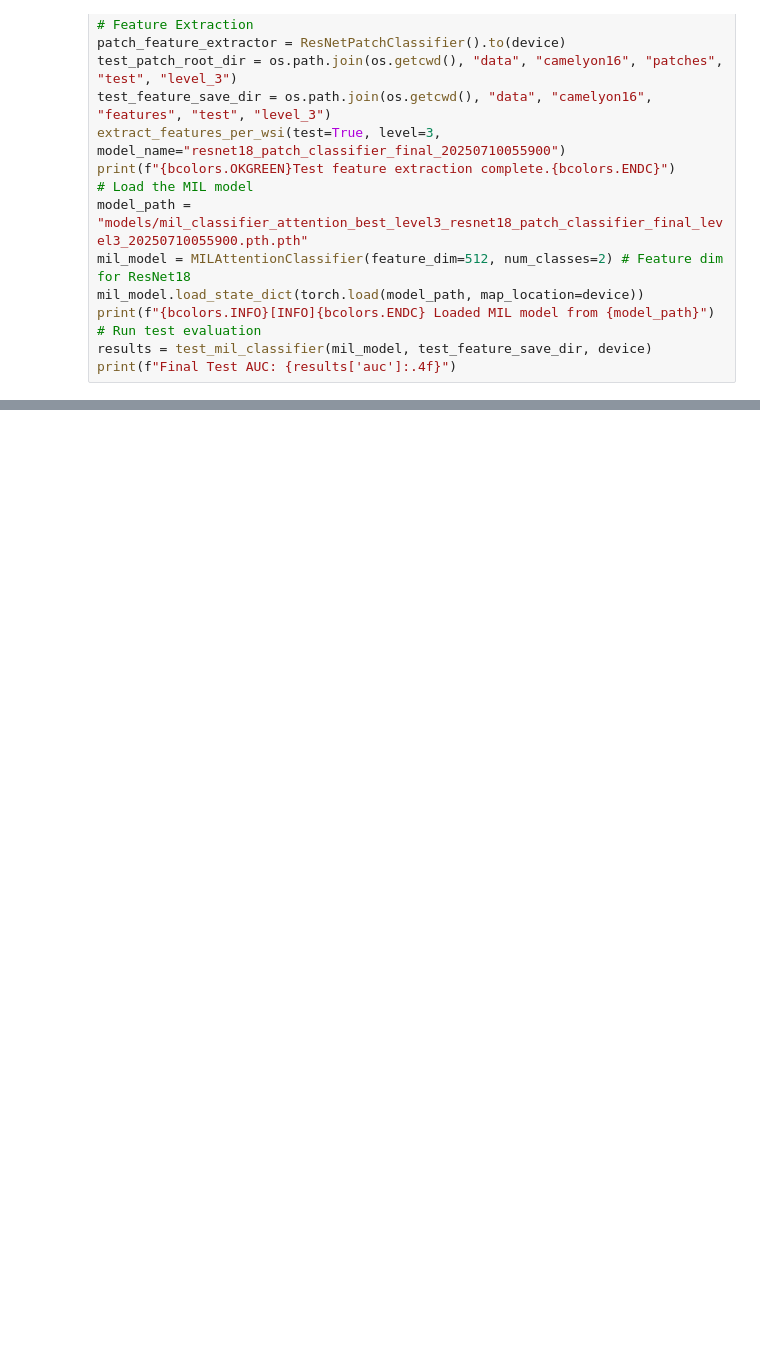
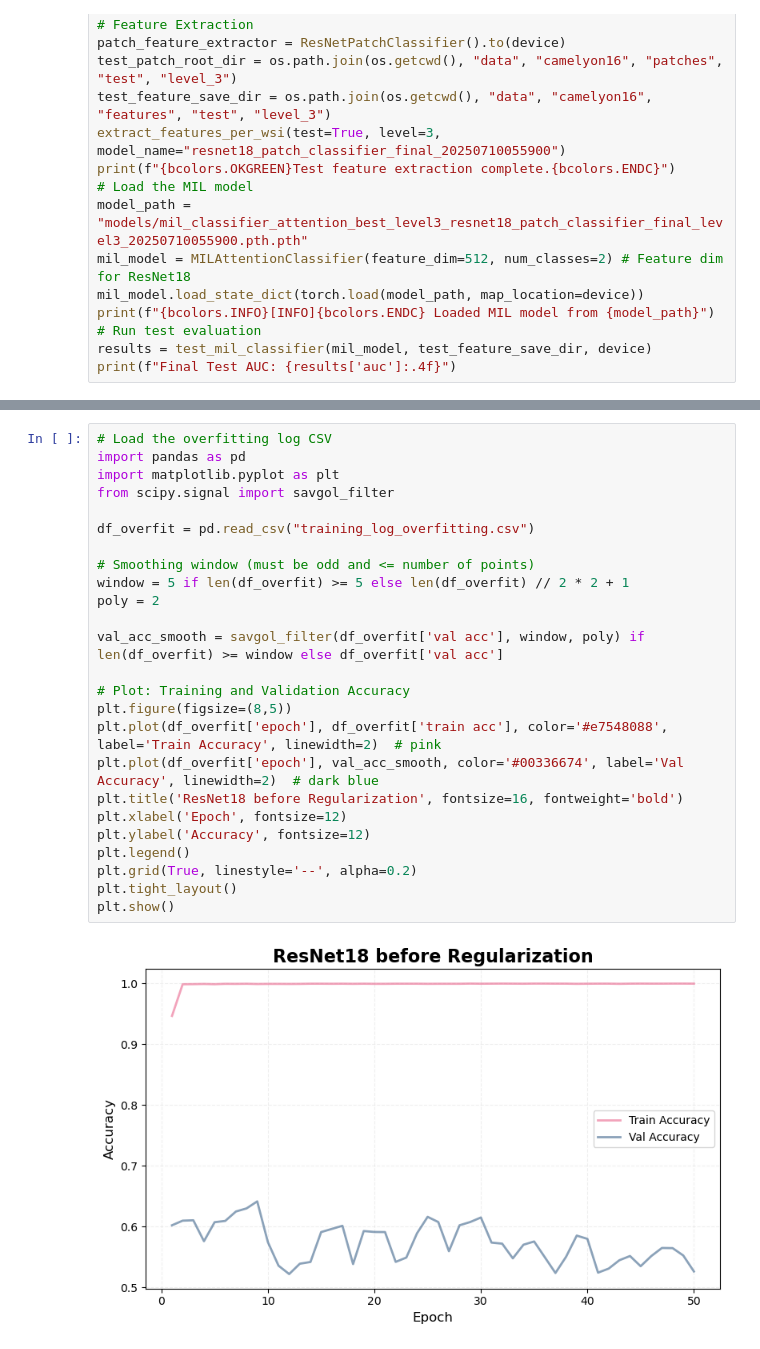
Before and after one commit to anacarsi/ss25_Hierarchical_Multiscale_Image_Classification, a Jupyter notebook: src/05_mil_evaluation.ipynb, the cells around one changed output, grey strips where cells are left out. Cells and saved outputs as stored; diff of their text form; blank space fills up the shorter version.

```diff
--- a/src/05_mil_evaluation.ipynb
+++ b/src/05_mil_evaluation.ipynb
@@ -187 +219,28 @@ plt.show()
 [figure]
+# %%
+# Load the overfitting log CSV
+import pandas as pd
+import matplotlib.pyplot as plt
+from scipy.signal import savgol_filter
+
+df_overfit = pd.read_csv("training_log_overfitting.csv")
+
+# Smoothing window (must be odd and <= number of points)
+window = 5 if len(df_overfit) >= 5 else len(df_overfit) // 2 * 2 + 1
+poly = 2
+
+val_acc_smooth = savgol_filter(df_overfit['val acc'], window, poly) if len(df_overfit) >= window else df_overfit['val acc']
+
+# Plot: Training and Validation Accuracy
+plt.figure(figsize=(8,5))
+plt.plot(df_overfit['epoch'], df_overfit['train acc'], color='#e7548088', label='Train Accuracy', linewidth=2)  # pink
+plt.plot(df_overfit['epoch'], val_acc_smooth, color='#00336674', label='Val Accuracy', linewidth=2)  # dark blue
+plt.title('ResNet18 before Regularization', fontsize=16, fontweight='bold')
+plt.xlabel('Epoch', fontsize=12)
+plt.ylabel('Accuracy', fontsize=12)
+plt.legend()
+plt.grid(True, linestyle='--', alpha=0.2)
+plt.tight_layout()
+plt.show()
+# %% [output]
+[figure, added]
```
Also changed, not shown: parts of 5 cells of this notebook, 6 other files.
